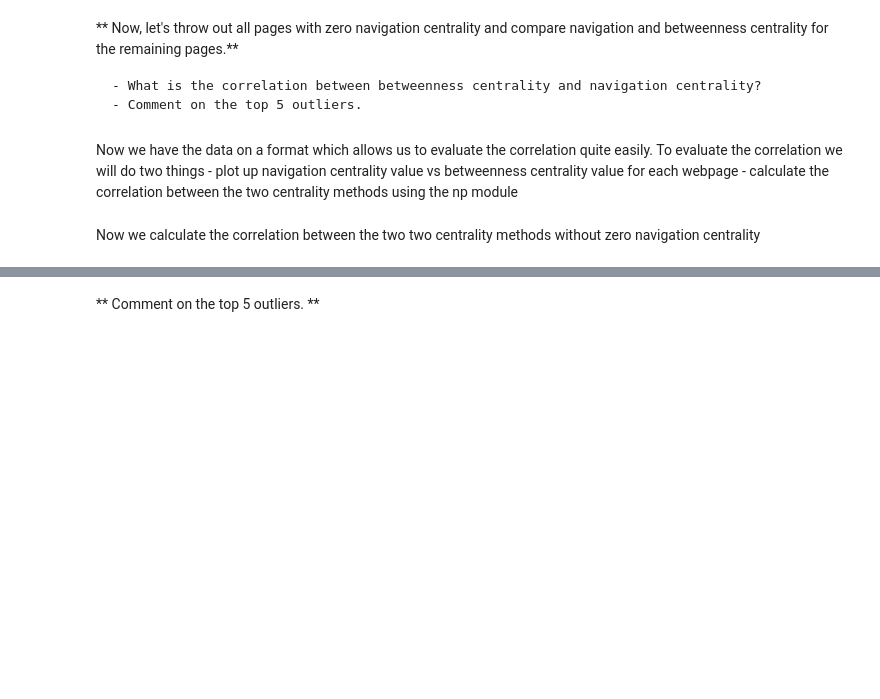
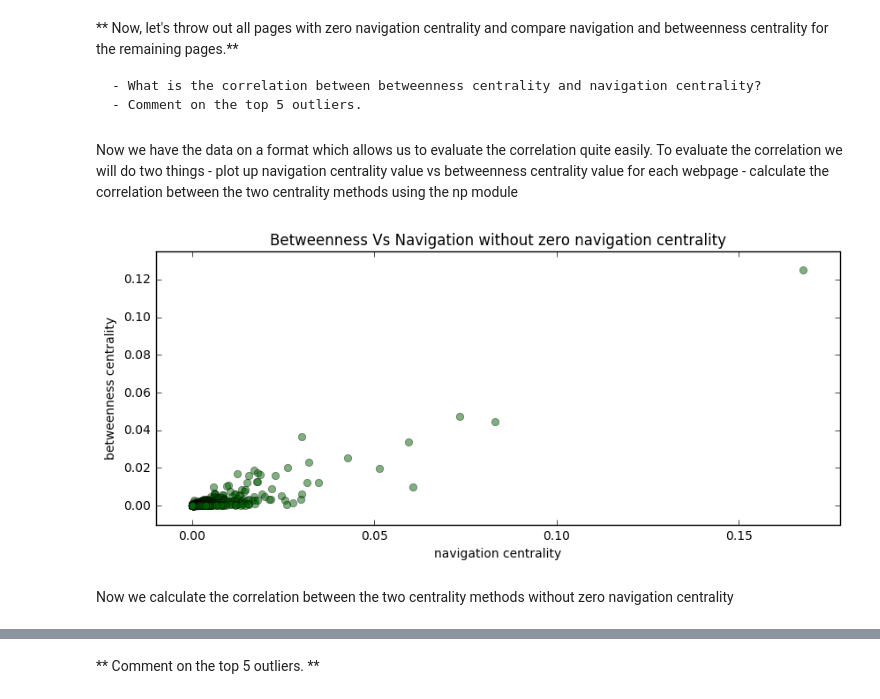
Before and after one commit to gretarg09/DTU__SocialGraphsAndInteractions, a Jupyter notebook: assignment_2/Assignment2.ipynb, the cells around one changed output, grey strips where cells are left out. Saved outputs shown, nothing was run; the diff lists cells and outputs as text; code cells hidden in the pictures; blank space fills up the shorter version.

```diff
--- a/assignment_2/Assignment2.ipynb
+++ b/assignment_2/Assignment2.ipynb
@@ -775,16 +815,20 @@ Now we have the data on a format which allows us to evaluate the correlation qui
 # %%
 # We start by creating the navigation centrality value vs betweenness centrality value plot
 
 x = range(0,len(betweenness_sorted))
 navigation_reduced_values, betweenness_reduced_values = zip(*centrality_values)
 
 plt.figure(figsize=(10,4))
-plt.plot(navigation_reduced_values, betweenness_reduced_values, "o", color="darkgreen")
+plt.plot(navigation_reduced_values, betweenness_reduced_values, "o", color="darkgreen", alpha=0.5)
 plt.title("Betweenness Vs Navigation without zero navigation centrality")
 plt.xlabel("navigation centrality")
+plt.xlim(-0.01,max(navigation_reduced_values)+0.01)
+plt.ylim(-0.01,max(betweenness_reduced_values)+0.01)
 plt.ylabel("betweenness centrality")
 plt.show()
+# %% [output]
+[figure, added]
 # %% [markdown]
-Now we calculate the correlation between the two two centrality methods without zero navigation centrality
+Now we calculate the correlation between the two centrality methods without zero navigation centrality
 # %%
 np.corrcoef(navigation_reduced_values, betweenness_reduced_values)
```
Also changed, not shown: parts of 16 cells of this notebook.
